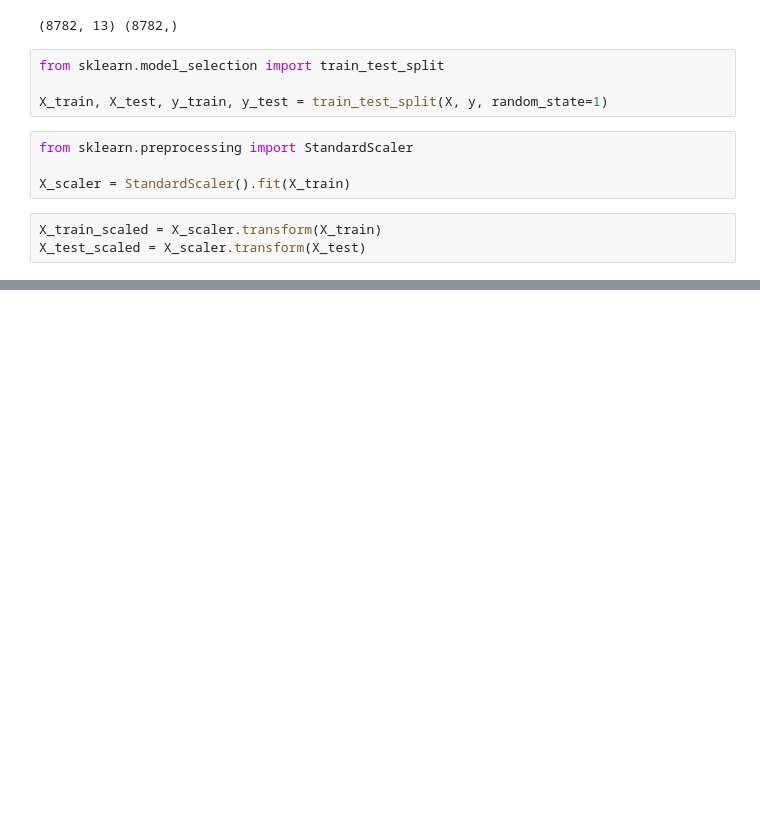
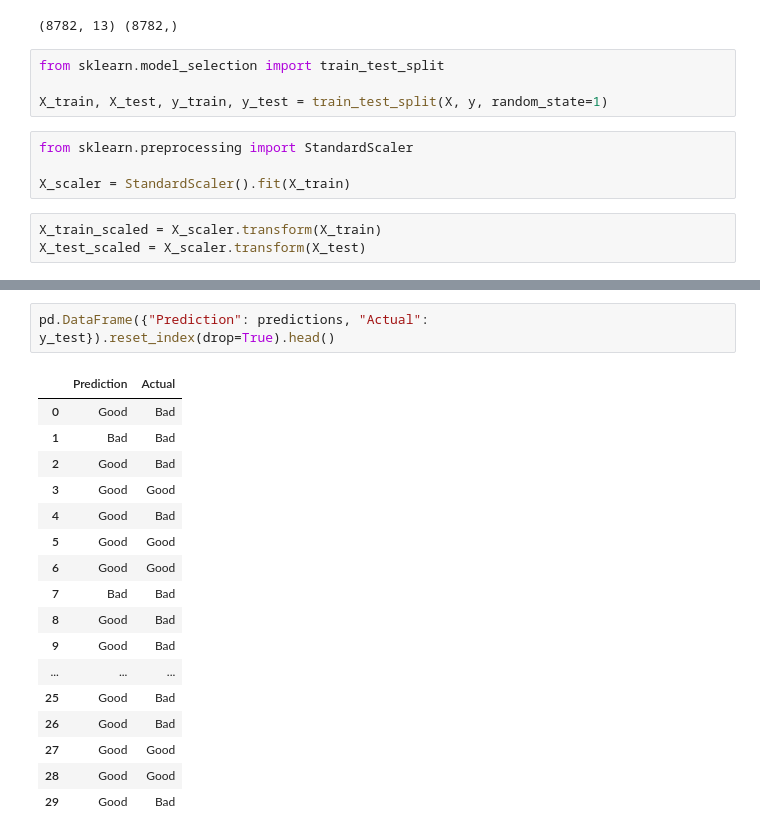
Before and after one commit to melodie1920/FinalProject, a Jupyter notebook: Final Project.ipynb, the cells around one changed output, grey strips where cells are left out. Drawn from its saved outputs; the diff is of its cells as text; blank space fills up the shorter version.

```diff
--- a/Final Project.ipynb
+++ b/Final Project.ipynb
@@ -816,0 +1019,20 @@ pd.DataFrame({"Prediction": predictions, "Actual": y_test}).reset_index(drop=Tru
+# %%
+pd.DataFrame({"Prediction": predictions, "Actual": y_test}).reset_index(drop=True).head()
+# %% [output]
+|  | Prediction | Actual |
+| 0 | Good | Bad |
+| 1 | Bad | Bad |
+| 2 | Good | Bad |
+| 3 | Good | Good |
+| 4 | Good | Bad |
+| 5 | Good | Good |
+| 6 | Good | Good |
+| 7 | Bad | Bad |
+| 8 | Good | Bad |
+| 9 | Good | Bad |
+| ... | ... | ... |
+| 25 | Good | Bad |
+| 26 | Good | Bad |
+| 27 | Good | Good |
+| 28 | Good | Good |
+| 29 | Good | Bad |
```
Also changed, not shown: parts of 26 cells of this notebook, 2 other files.
